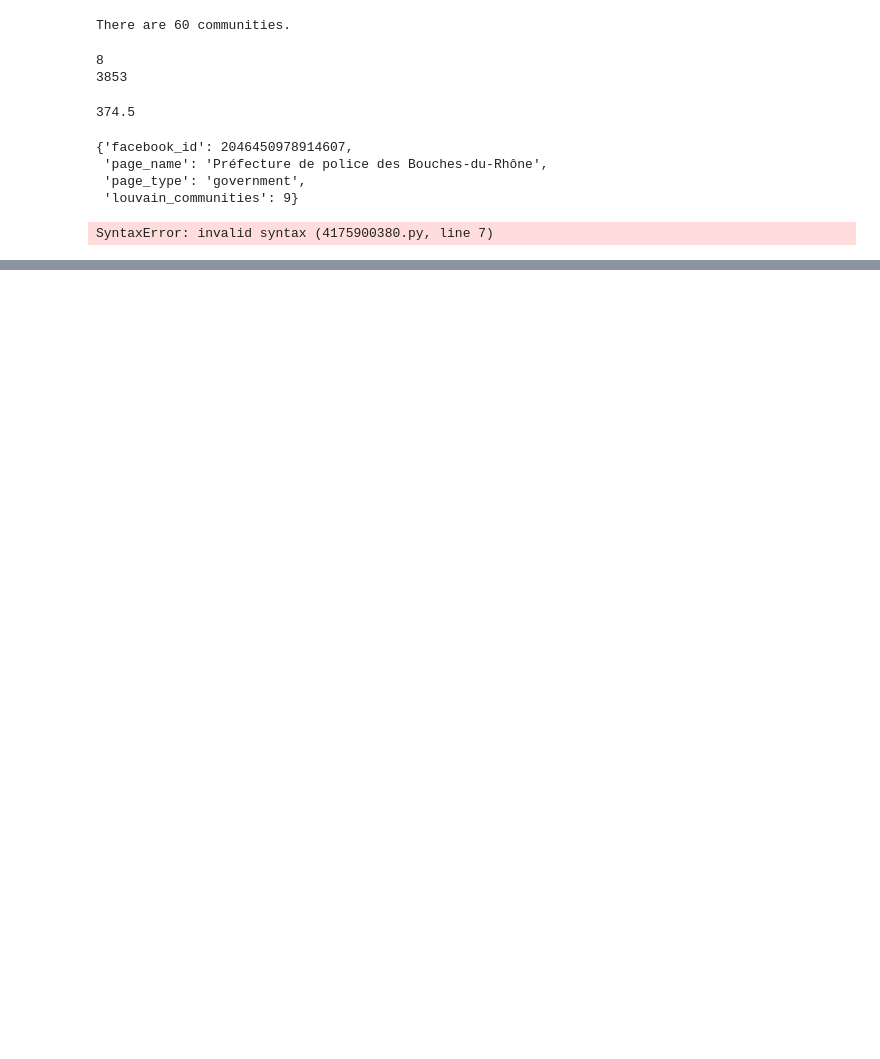
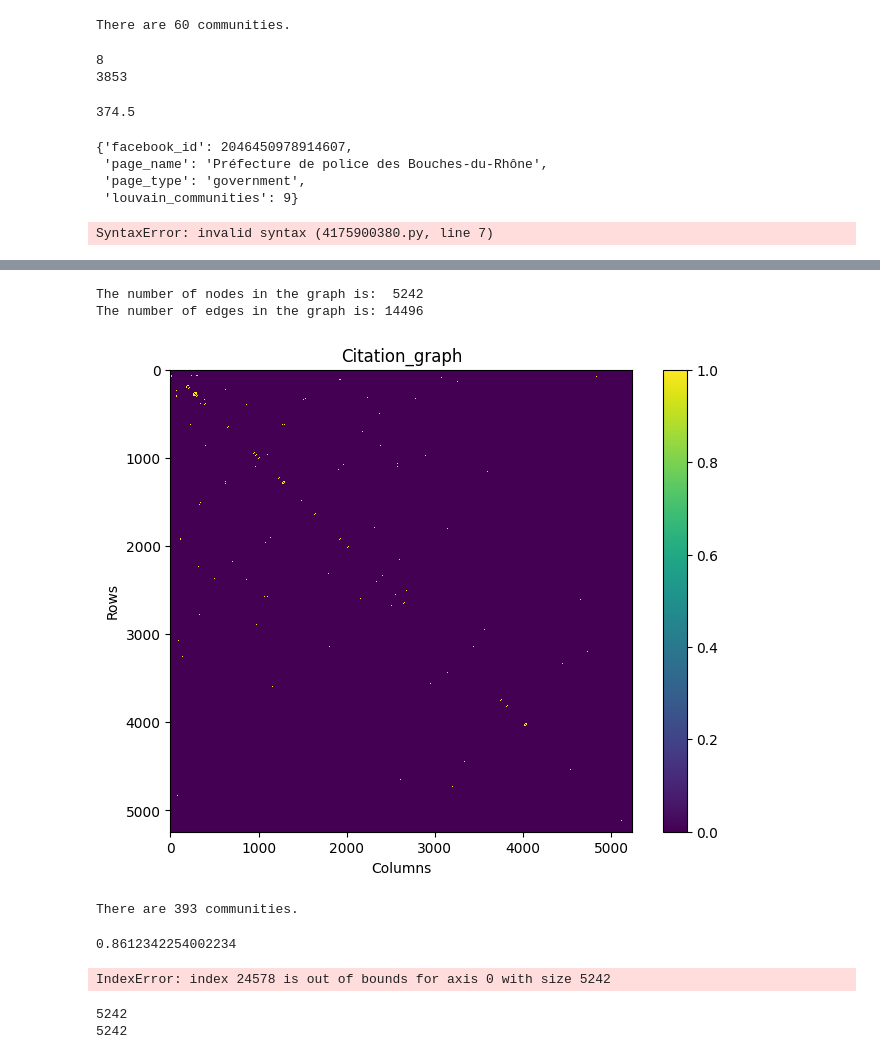
Before and after one commit to Arefay97/Social-Media-Analytics---Project, a Jupyter notebook: community_detection.ipynb, the cells around one changed output, grey strips where cells are left out. Drawn from its saved outputs; the diff is of its cells as text; code cells hidden in the pictures; blank space fills up the shorter version.

```diff
--- a/community_detection.ipynb
+++ b/community_detection.ipynb
@@ -269,0 +545,49 @@ print(G.nodes[closest_node])
+# %%
+graph = nx.read_edgelist("data/CA-GrQc.txt", nodetype = int)
+N = nx.number_of_nodes(graph)
+m = nx.number_of_edges(graph)
+print("The number of nodes in the graph is: ",N)
+print("The number of edges in the graph is:",m)
+# %% [output]
+The number of nodes in the graph is:  5242
+The number of edges in the graph is: 14496
+# %%
+A= nx.adjacency_matrix(graph).toarray()
+# %%
+plt.figure(figsize=(8, 6))
+plt.imshow(A, cmap='viridis', interpolation='nearest')
+plt.colorbar()
+plt.title('Citation_graph')
+plt.xlabel('Columns')
+plt.ylabel('Rows')
+plt.show()
+# %% [output]
+[figure, added]
+# %%
+citation_com = nx.community.louvain_communities(graph,seed=2)
+print("There are",len(citation_com),"communities.")
+# %% [output]
+There are 393 communities.
+# %%
+v = nx.community.modularity(graph,citation_com)
+print(v)
+# %% [output]
+0.8612342254002234
+# %%
+order = [node for comm in citation_com for node in comm] #[item for sublist in nested_list for item in sublist]
+bulit_in = A[order]
+plt.figure(figsize=(8, 6))
+plt.imshow(A, cmap='viridis', interpolation='nearest')
+plt.colorbar()
+plt.title('Citation_graph')
+plt.xlabel('Columns')
+plt.ylabel('Rows')
+plt.show()
+# %% [output]
+IndexError: index 24578 is out of bounds for axis 0 with size 5242
+# %%
+print(len(order))
+print(len(A))
+# %% [output]
+5242
+5242
```
Also changed, not shown: parts of 56 cells of this notebook, 2 other files.
